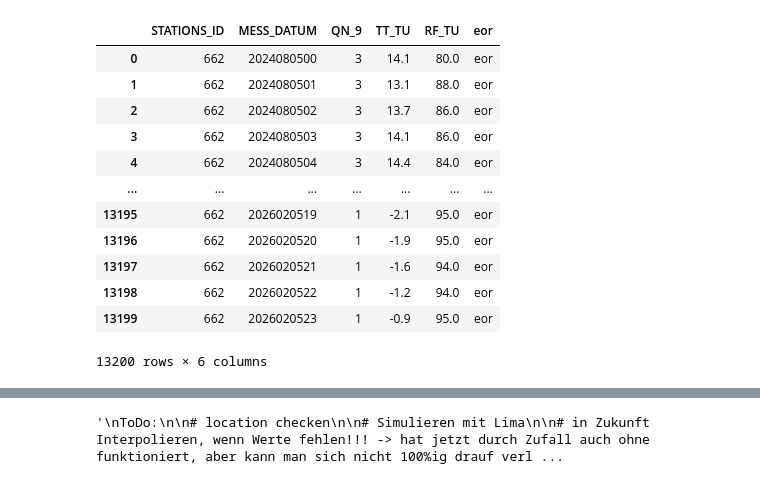
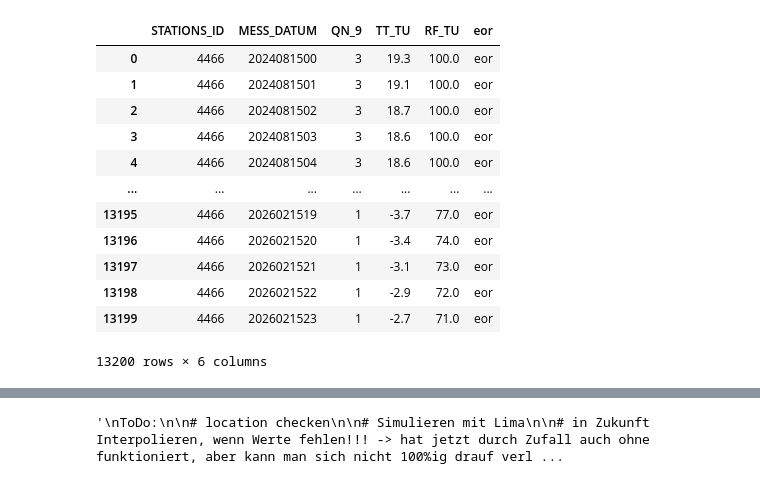
Before and after one commit to CasGross/work_things_at_Kraftwerk, a Jupyter notebook: Wetterzeitreihen/dwd_to_csv_hourly_timeshift.ipynb, the cells around one changed output, grey strips where cells are left out. Drawn from its saved outputs; the diff is of its cells as text; code cells hidden in the pictures.

```diff
--- a/Wetterzeitreihen/dwd_to_csv_hourly_timeshift.ipynb
+++ b/Wetterzeitreihen/dwd_to_csv_hourly_timeshift.ipynb
@@ -24,47 +24,47 @@ import pandas as pd
 import numpy as np
 
 # Inputs und Auswahl des Jahres
-name = 'produkt_st_stunde_19580101_20251231_00662_Braunschweig.csv'
-name_tamb = 'produkt_tu_stunde_20240805_20260205_00662_Braunschweig.csv'
+name = 'produkt_st_stunde_19800101_20251231_04466_Schleswig.csv'
+name_tamb = 'produkt_tu_stunde_20240815_20260215_04466_Schleswig.csv'
 
 
-stationsID = 'station_00662_Braunschweig'
+stationsID = 'station_04466_Schleswig'
 timestep = '1h_'
 
 # # welches Jahr soll gefiltert werden?
 # 2025
 start = pd.Timestamp('2025-01-01 00:00')
 ende = pd.Timestamp('2025-12-31 23:50')
 
 
 
 # # # welches Jahr soll gefiltert werden?
 # # 2024
 # start = pd.Timestamp('2024-01-01 00:00')
 # ende = pd.Timestamp('2024-12-31 23:50')
 
 # # 2004
 # start = pd.Timestamp('2004-01-01 00:00')
 # ende = pd.Timestamp('2004-12-31 23:50')
 
 
 # CSV-Datei laden
 df = pd.read_csv(name,sep=';')
 df_Tamb = pd.read_csv(name_tamb,sep=';')
 df_Tamb
 # %% [output]
 |  | STATIONS_ID | MESS_DATUM | QN_9 | TT_TU | RF_TU | eor |
-| 0 | 662 | 2024080500 | 3 | 14.1 | 80.0 | eor |
-| 1 | 662 | 2024080501 | 3 | 13.1 | 88.0 | eor |
-| 2 | 662 | 2024080502 | 3 | 13.7 | 86.0 | eor |
-| 3 | 662 | 2024080503 | 3 | 14.1 | 86.0 | eor |
-| 4 | 662 | 2024080504 | 3 | 14.4 | 84.0 | eor |
+| 0 | 4466 | 2024081500 | 3 | 19.3 | 100.0 | eor |
+| 1 | 4466 | 2024081501 | 3 | 19.1 | 100.0 | eor |
+| 2 | 4466 | 2024081502 | 3 | 18.7 | 100.0 | eor |
+| 3 | 4466 | 2024081503 | 3 | 18.6 | 100.0 | eor |
+| 4 | 4466 | 2024081504 | 3 | 18.6 | 100.0 | eor |
 | ... | ... | ... | ... | ... | ... | ... |
-| 13195 | 662 | 2026020519 | 1 | -2.1 | 95.0 | eor |
-| 13196 | 662 | 2026020520 | 1 | -1.9 | 95.0 | eor |
-| 13197 | 662 | 2026020521 | 1 | -1.6 | 94.0 | eor |
-| 13198 | 662 | 2026020522 | 1 | -1.2 | 94.0 | eor |
-| 13199 | 662 | 2026020523 | 1 | -0.9 | 95.0 | eor |
+| 13195 | 4466 | 2026021519 | 1 | -3.7 | 77.0 | eor |
+| 13196 | 4466 | 2026021520 | 1 | -3.4 | 74.0 | eor |
+| 13197 | 4466 | 2026021521 | 1 | -3.1 | 73.0 | eor |
+| 13198 | 4466 | 2026021522 | 1 | -2.9 | 72.0 | eor |
+| 13199 | 4466 | 2026021523 | 1 | -2.7 | 71.0 | eor |
 13200 rows × 6 columns
 # %%
 # hier muss aufgepasst werden: manche Dateien haben %Y%m%d%H%M als Format, andere haben %Y%m%d%H:%M
```
Also changed, not shown: parts of 6 cells of this notebook, 6 other files.
